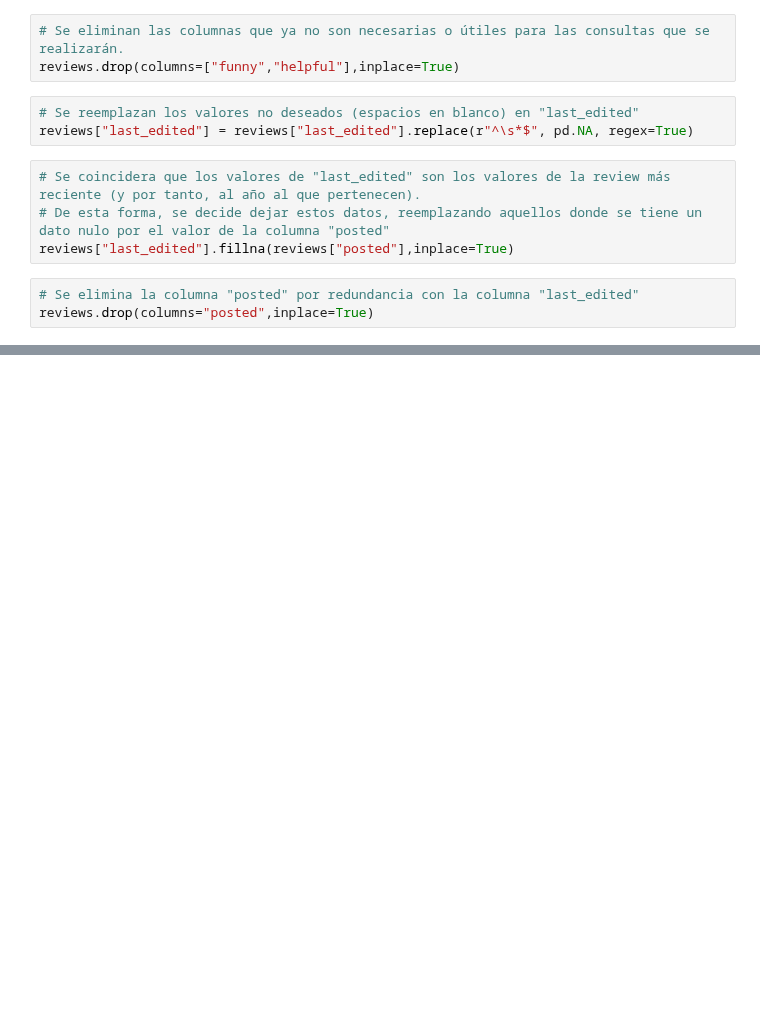
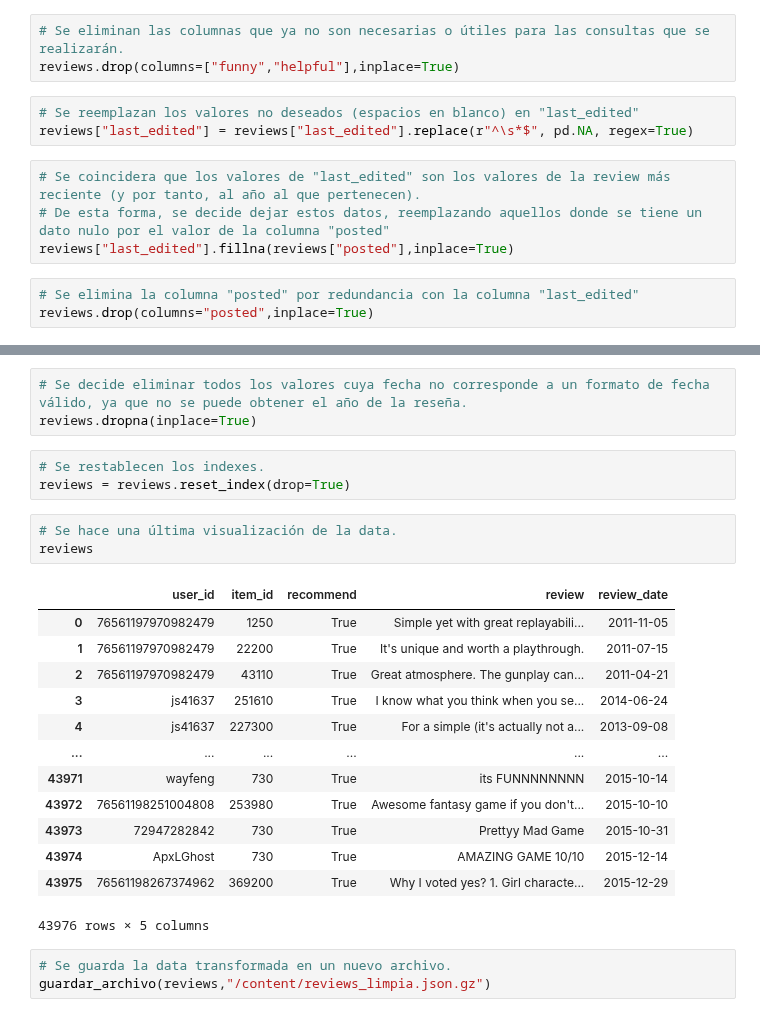
Before and after one commit to DaAnMaGi/PI_ML_OPS, a Jupyter notebook: limpieza/limpieza_datos.ipynb, the cells around one changed output, grey strips where cells are left out. Saved outputs shown, nothing was run; the diff lists cells and outputs as text; blank space fills up the shorter version.

```diff
--- a/limpieza/limpieza_datos.ipynb
+++ b/limpieza/limpieza_datos.ipynb
@@ -212,0 +200,26 @@ reviews.iloc[:25]
+# %%
+# Se decide eliminar todos los valores cuya fecha no corresponde a un formato de fecha válido, ya que no se puede obtener el año de la reseña.
+reviews.dropna(inplace=True)
+# %%
+# Se restablecen los indexes.
+reviews = reviews.reset_index(drop=True)
+# %%
+# Se hace una última visualización de la data.
+reviews
+# %% [output]
+|  | user_id | item_id | recommend | review | review_date |
+| 0 | 76561197970982479 | 1250 | True | Simple yet with great replayabili... | 2011-11-05 |
+| 1 | 76561197970982479 | 22200 | True | It's unique and worth a playthrough. | 2011-07-15 |
+| 2 | 76561197970982479 | 43110 | True | Great atmosphere. The gunplay can... | 2011-04-21 |
+| 3 | js41637 | 251610 | True | I know what you think when you se... | 2014-06-24 |
+| 4 | js41637 | 227300 | True | For a simple (it's actually not a... | 2013-09-08 |
+| ... | ... | ... | ... | ... | ... |
+| 43971 | wayfeng | 730 | True | its FUNNNNNNNN | 2015-10-14 |
+| 43972 | 76561198251004808 | 253980 | True | Awesome fantasy game if you don't... | 2015-10-10 |
+| 43973 | 72947282842 | 730 | True | Prettyy Mad Game | 2015-10-31 |
+| 43974 | ApxLGhost | 730 | True | AMAZING GAME 10/10 | 2015-12-14 |
+| 43975 | 76561198267374962 | 369200 | True | Why I voted yes? 1. Girl characte... | 2015-12-29 |
+43976 rows × 5 columns
+# %%
+# Se guarda la data transformada en un nuevo archivo.
+guardar_archivo(reviews,"/content/reviews_limpia.json.gz")
```
Also changed, not shown: parts of 8 cells of this notebook.
